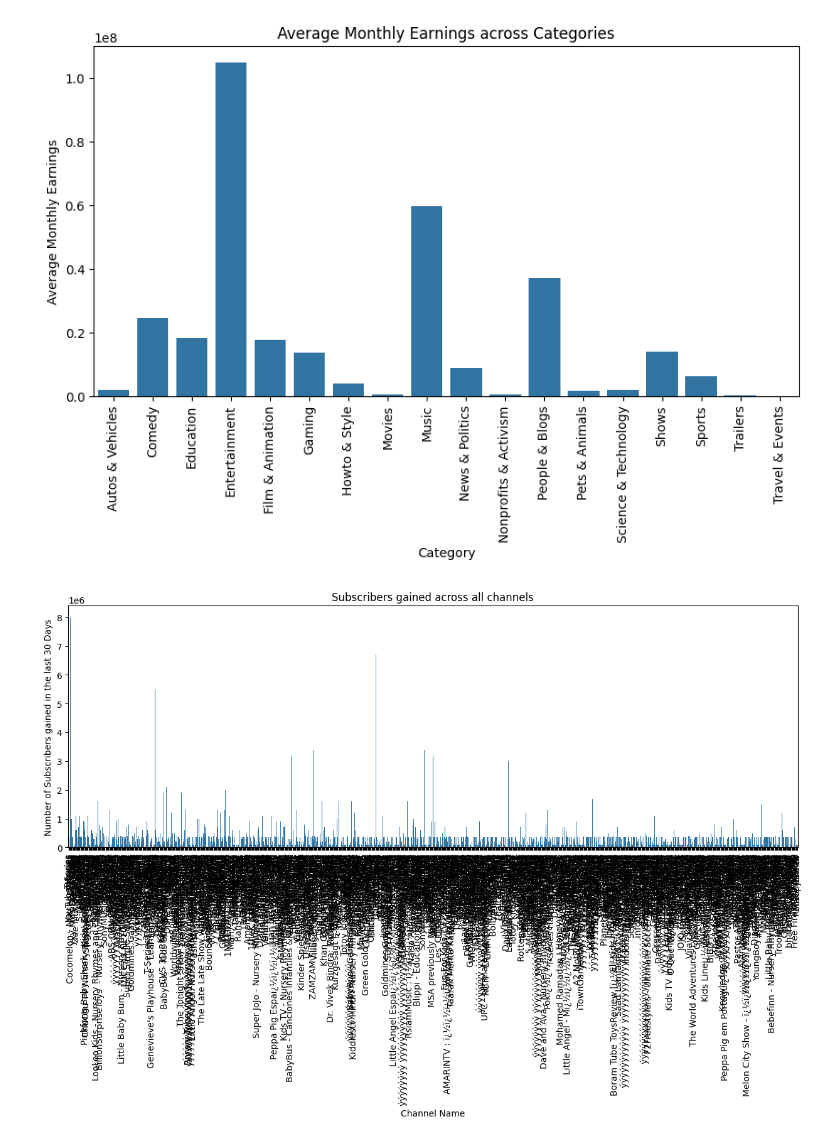
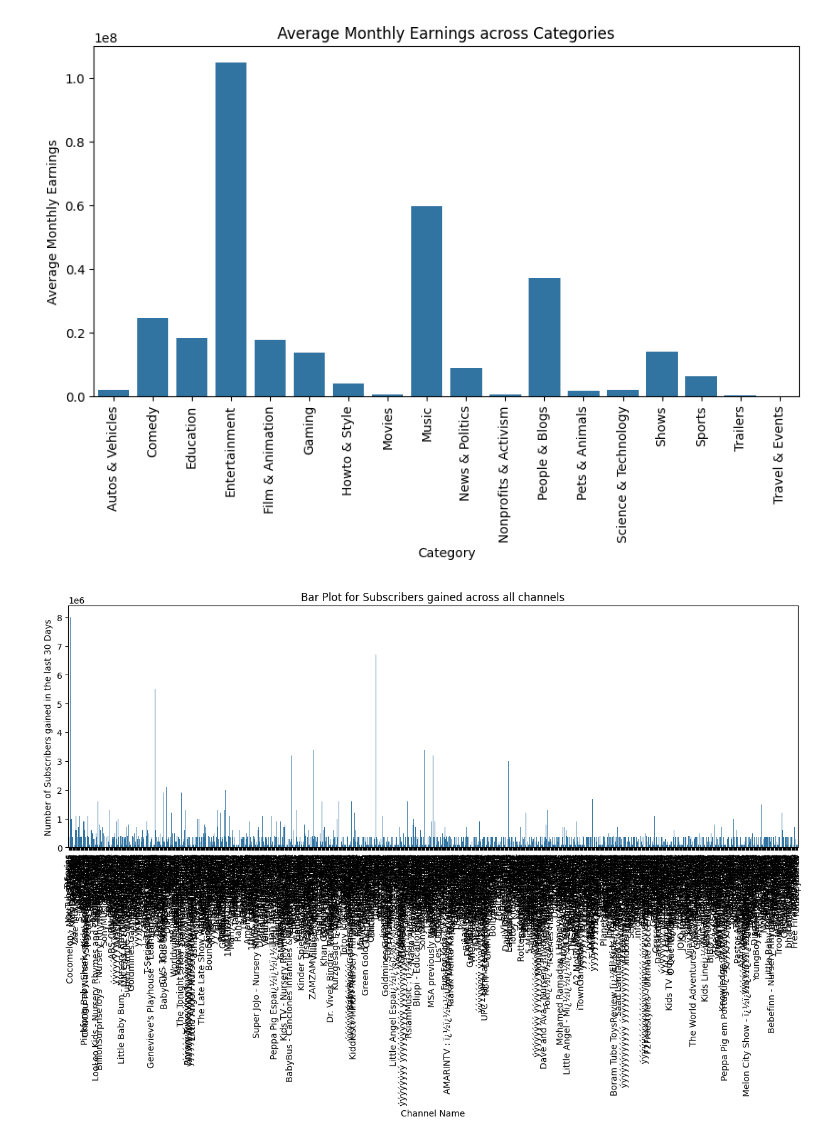
Before and after one commit to dheerajrajappikonda/EDA, a Jupyter notebook: EDA_Youtube.ipynb, the cells around one changed output. Drawn from its saved outputs; the diff is of its cells as text; code cells hidden in the pictures.

```diff
--- a/EDA_Youtube.ipynb
+++ b/EDA_Youtube.ipynb
@@ -344,10 +344,10 @@ plt.show()
 # %%
 plt.figure(figsize=(15, 5))
 sns.barplot(x = "Youtuber", y = "Subscribers_for_the_last_30_Days", data = df)
 plt.xlabel("Channel Name")
 plt.ylabel("Number of Subscribers gained in the last 30 Days")
-plt.title("Subscribers gained across all channels")
+plt.title("Bar Plot for Subscribers gained across all channels")
 plt.xticks(rotation = 90)
 plt.show()
 # %% [output]
-[figure, old version]
+[figure, new version]
```
Also changed, not shown: parts of 4 cells of this notebook.
